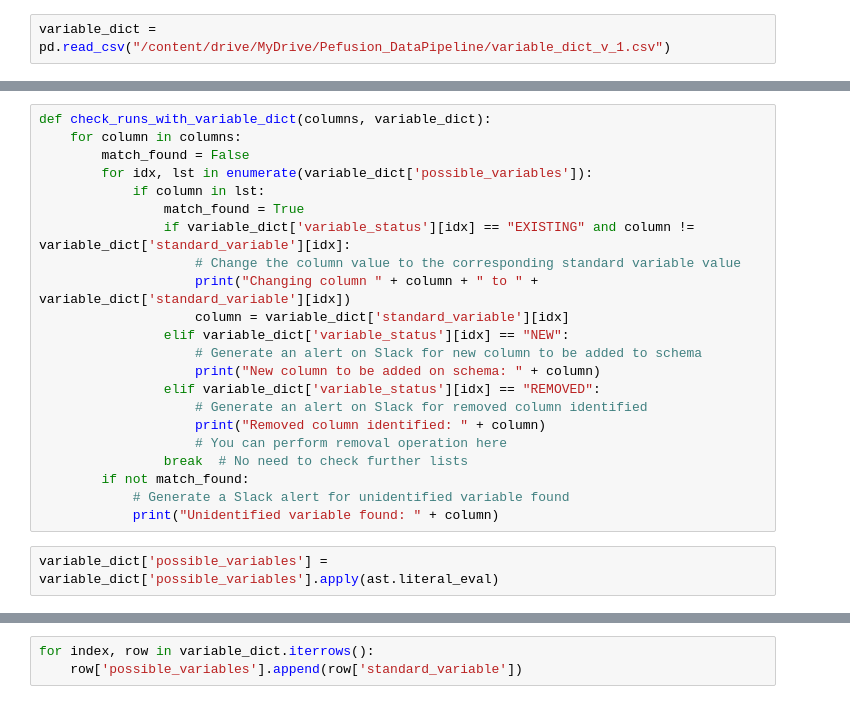
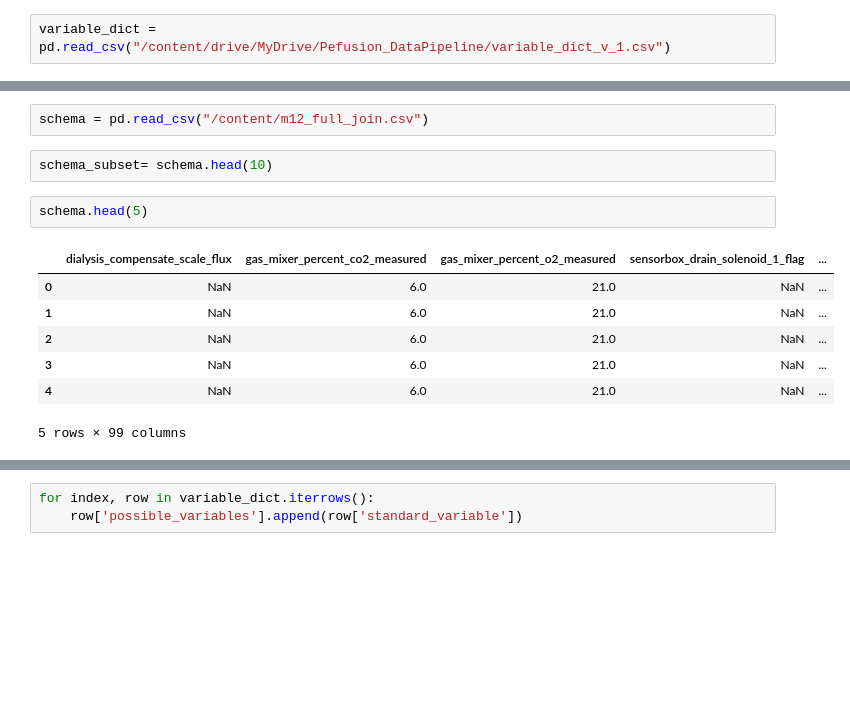
Before and after one commit to mansivyas26/perfusion_dataPipeline, a Jupyter notebook: variables_diff.ipynb, the cells around one changed output, grey strips where cells are left out. Saved outputs shown, nothing was run; the diff lists cells and outputs as text; blank space fills up the shorter version.

```diff
--- a/variables_diff.ipynb
+++ b/variables_diff.ipynb
@@ -44,24 +20,14 @@ def check_runs_with_variable_dict_map(columns, variable_dict):
-# %%
-def check_runs_with_variable_dict(columns, variable_dict):
-    for column in columns:
-        match_found = False
-        for idx, lst in enumerate(variable_dict['possible_variables']):
-            if column in lst:
-                match_found = True
-                if variable_dict['variable_status'][idx] == "EXISTING" and column != variable_dict['standard_variable'][idx]:
-                    # Change the column value to the corresponding standard variable value
-                    print("Changing column " + column + " to " + variable_dict['standard_variable'][idx])
-                    column = variable_dict['standard_variable'][idx]
-                elif variable_dict['variable_status'][idx] == "NEW":
-                    # Generate an alert on Slack for new column to be added to schema
-                    print("New column to be added on schema: " + column)
-                elif variable_dict['variable_status'][idx] == "REMOVED":
-                    # Generate an alert on Slack for removed column identified
-                    print("Removed column identified: " + column)
-                    # You can perform removal operation here
-                break  # No need to check further lists
-        if not match_found:
-            # Generate a Slack alert for unidentified variable found
-            print("Unidentified variable found: " + column)
-# %%
-variable_dict['possible_variables'] = variable_dict['possible_variables'].apply(ast.literal_eval)
+# %%
+schema = pd.read_csv("/content/m12_full_join.csv")
+# %%
+schema_subset= schema.head(10)
+# %%
+schema.head(5)
+# %% [output]
+|  | dialysis_compensate_scale_flux | gas_mixer_percent_co2_measured | gas_mixer_percent_o2_measured | sensorbox_drain_solenoid_1_flag | ... |
+| 0 | NaN | 6.0 | 21.0 | NaN | ... |
+| 1 | NaN | 6.0 | 21.0 | NaN | ... |
+| 2 | NaN | 6.0 | 21.0 | NaN | ... |
+| 3 | NaN | 6.0 | 21.0 | NaN | ... |
+| 4 | NaN | 6.0 | 21.0 | NaN | ... |
+5 rows × 99 columns
```
Also changed, not shown: parts of 18 cells of this notebook.
